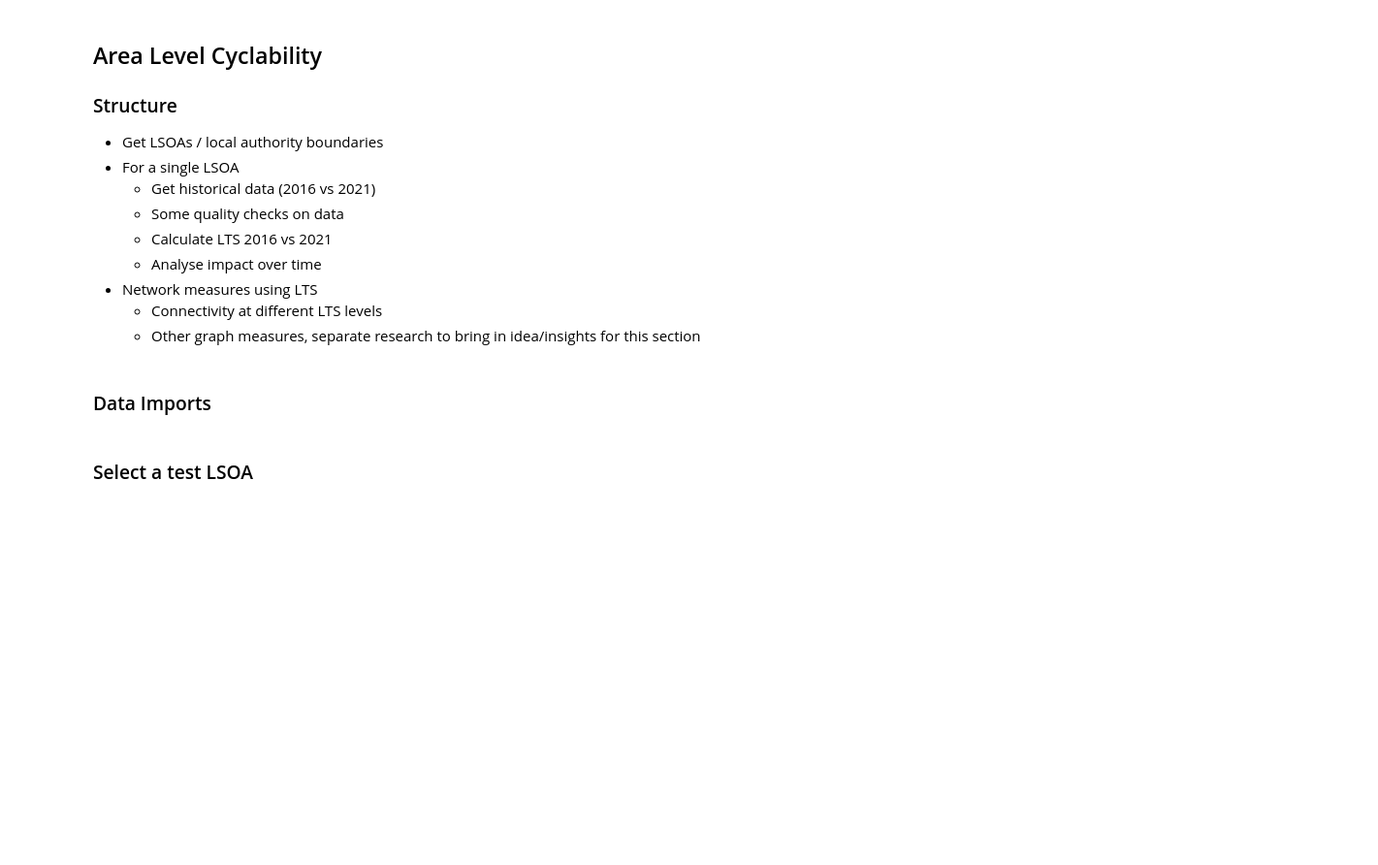
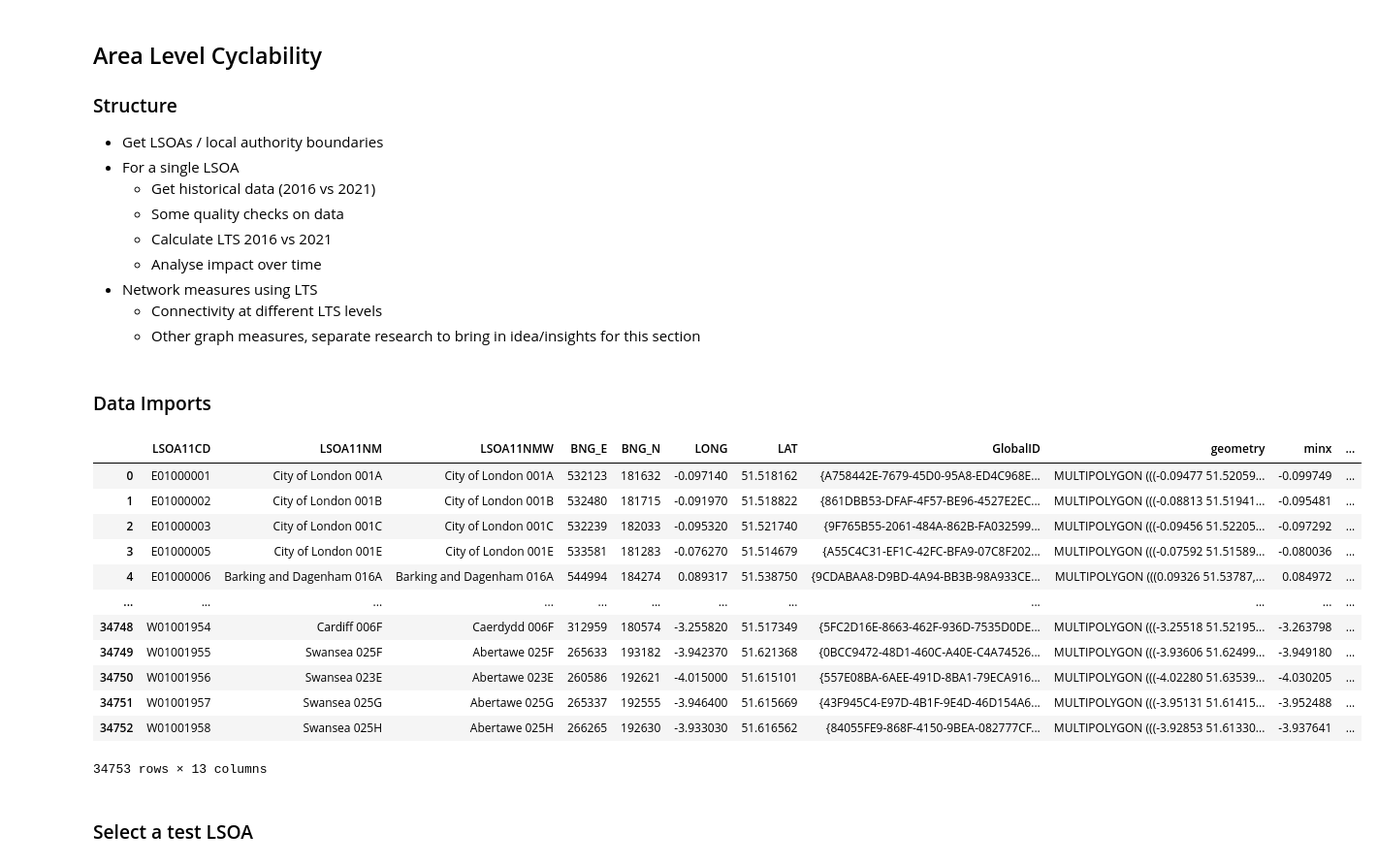
Before and after one commit to acteng/area-level-cyclability, a Jupyter notebook: development.ipynb, the cells around one changed output. Shown: that part at 97% size. Cells and saved outputs as stored; diff of their text form; code cells hidden in the pictures; blank space fills up the shorter version.

```diff
--- a/development.ipynb
+++ b/development.ipynb
@@ -85,6 +85,22 @@ lsoas = pd.concat([lsoas, lsoas.bounds], axis=1)
 
 #Import lsoa to msoa look up
 lookup = pd.read_csv('data/PCD11_OA11_LSOA11_MSOA11_LAD11_EW_LU_aligned_v2.csv')
+# %%
+lsoas
+# %% [output]
+|  | LSOA11CD | LSOA11NM | LSOA11NMW | BNG_E | BNG_N | LONG | LAT | GlobalID | geometry | minx | ... |
+| 0 | E01000001 | City of London 001A | City of London 001A | 532123 | 181632 | -0.097140 | 51.518162 | {A758442E-7679-45D0-95A8-ED4C968E... | MULTIPOLYGON (((-0.09477 51.52059... | -0.099749 | ... |
+| 1 | E01000002 | City of London 001B | City of London 001B | 532480 | 181715 | -0.091970 | 51.518822 | {861DBB53-DFAF-4F57-BE96-4527E2EC... | MULTIPOLYGON (((-0.08813 51.51941... | -0.095481 | ... |
+| 2 | E01000003 | City of London 001C | City of London 001C | 532239 | 182033 | -0.095320 | 51.521740 | {9F765B55-2061-484A-862B-FA032599... | MULTIPOLYGON (((-0.09456 51.52205... | -0.097292 | ... |
+| 3 | E01000005 | City of London 001E | City of London 001E | 533581 | 181283 | -0.076270 | 51.514679 | {A55C4C31-EF1C-42FC-BFA9-07C8F202... | MULTIPOLYGON (((-0.07592 51.51589... | -0.080036 | ... |
+| 4 | E01000006 | Barking and Dagenham 016A | Barking and Dagenham 016A | 544994 | 184274 | 0.089317 | 51.538750 | {9CDABAA8-D9BD-4A94-BB3B-98A933CE... | MULTIPOLYGON (((0.09326 51.53787,... | 0.084972 | ... |
+| ... | ... | ... | ... | ... | ... | ... | ... | ... | ... | ... | ... |
+| 34748 | W01001954 | Cardiff 006F | Caerdydd 006F | 312959 | 180574 | -3.255820 | 51.517349 | {5FC2D16E-8663-462F-936D-7535D0DE... | MULTIPOLYGON (((-3.25518 51.52195... | -3.263798 | ... |
+| 34749 | W01001955 | Swansea 025F | Abertawe 025F | 265633 | 193182 | -3.942370 | 51.621368 | {0BCC9472-48D1-460C-A40E-C4A74526... | MULTIPOLYGON (((-3.93606 51.62499... | -3.949180 | ... |
+| 34750 | W01001956 | Swansea 023E | Abertawe 023E | 260586 | 192621 | -4.015000 | 51.615101 | {557E08BA-6AEE-491D-8BA1-79ECA916... | MULTIPOLYGON (((-4.02280 51.63539... | -4.030205 | ... |
+| 34751 | W01001957 | Swansea 025G | Abertawe 025G | 265337 | 192555 | -3.946400 | 51.615669 | {43F945C4-E97D-4B1F-9E4D-46D154A6... | MULTIPOLYGON (((-3.95131 51.61415... | -3.952488 | ... |
+| 34752 | W01001958 | Swansea 025H | Abertawe 025H | 266265 | 192630 | -3.933030 | 51.616562 | {84055FE9-868F-4150-9BEA-082777CF... | MULTIPOLYGON (((-3.92853 51.61330... | -3.937641 | ... |
+34753 rows × 13 columns
 # %% [markdown]
 ### Select a test LSOA
 # %%
```
Also changed, not shown: 4 other files.
